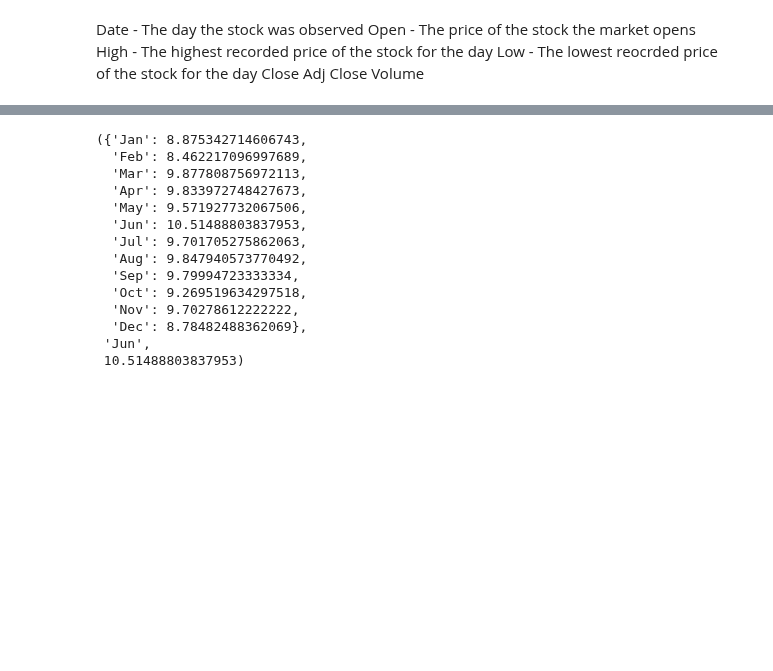
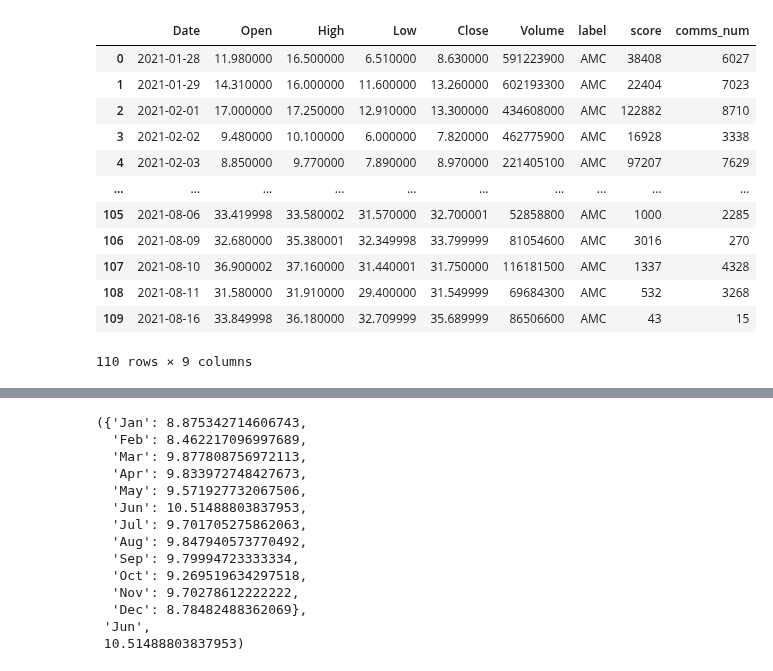
Before and after one commit to ReverseRasterization/AI, a Jupyter notebook: Semester 1/Stocks/Stocks.ipynb, the cells around one changed output, grey strips where cells are left out. Cells and saved outputs as stored; diff of their text form; code cells hidden in the pictures; blank space fills up the shorter version.

```diff
--- a/Semester 1/Stocks/Stocks.ipynb
+++ b/Semester 1/Stocks/Stocks.ipynb
@@ -46,8 +15,18 @@ df = df.append(polygon_df, ignore_index=True)
-# %% [markdown]
-Date - The day the stock was observed
-Open - The price of the stock the market opens
-High - The highest recorded price of the stock for the day
-Low - The lowest reocrded price of the stock for the day
-Close
-Adj Close
-Volume
+# %%
+amc_wsb = wsb[wsb['label'] == "AMC"]
+merged_amc = pd.merge(amc_stocks, amc_wsb, how='inner',on='Date')
+merged_amc
+# %% [output]
+|  | Date | Open | High | Low | Close | Volume | label | score | comms_num |
+| 0 | 2021-01-28 | 11.980000 | 16.500000 | 6.510000 | 8.630000 | 591223900 | AMC | 38408 | 6027 |
+| 1 | 2021-01-29 | 14.310000 | 16.000000 | 11.600000 | 13.260000 | 602193300 | AMC | 22404 | 7023 |
+| 2 | 2021-02-01 | 17.000000 | 17.250000 | 12.910000 | 13.300000 | 434608000 | AMC | 122882 | 8710 |
+| 3 | 2021-02-02 | 9.480000 | 10.100000 | 6.000000 | 7.820000 | 462775900 | AMC | 16928 | 3338 |
+| 4 | 2021-02-03 | 8.850000 | 9.770000 | 7.890000 | 8.970000 | 221405100 | AMC | 97207 | 7629 |
+| ... | ... | ... | ... | ... | ... | ... | ... | ... | ... |
+| 105 | 2021-08-06 | 33.419998 | 33.580002 | 31.570000 | 32.700001 | 52858800 | AMC | 1000 | 2285 |
+| 106 | 2021-08-09 | 32.680000 | 35.380001 | 32.349998 | 33.799999 | 81054600 | AMC | 3016 | 270 |
+| 107 | 2021-08-10 | 36.900002 | 37.160000 | 31.440001 | 31.750000 | 116181500 | AMC | 1337 | 4328 |
+| 108 | 2021-08-11 | 31.580000 | 31.910000 | 29.400000 | 31.549999 | 69684300 | AMC | 532 | 3268 |
+| 109 | 2021-08-16 | 33.849998 | 36.180000 | 32.709999 | 35.689999 | 86506600 | AMC | 43 | 15 |
+110 rows × 9 columns
```
Also changed, not shown: parts of 8 cells of this notebook, 7 other files.
